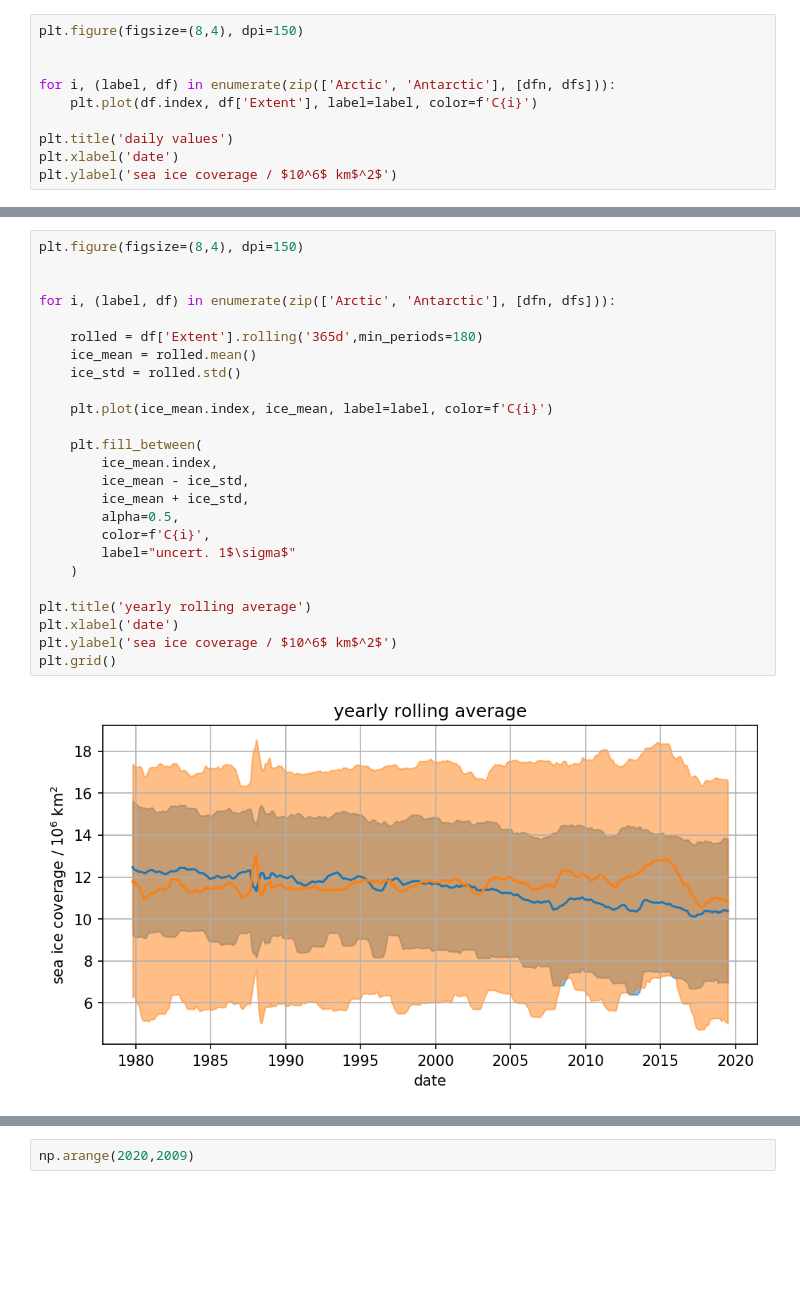
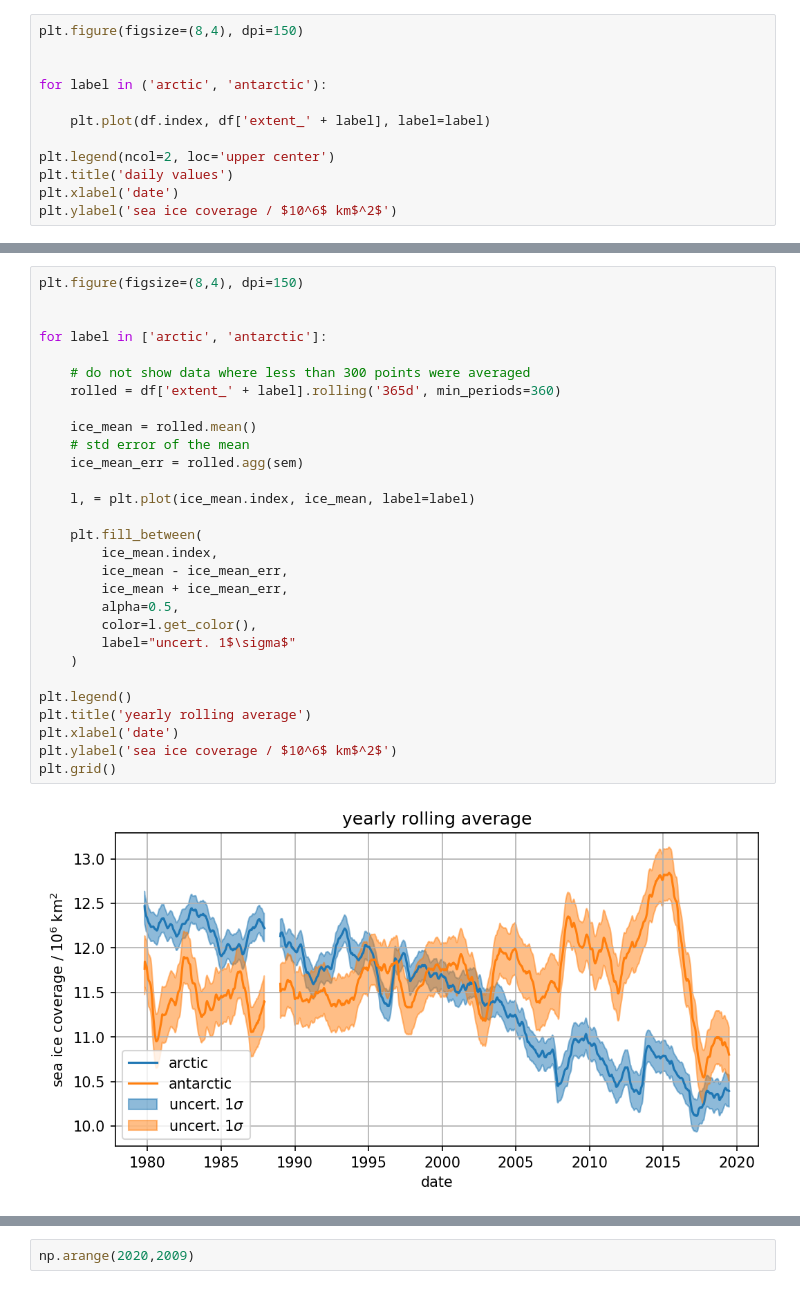
Before and after one commit to s4f-dortmund/open_data_notebooks, a Jupyter notebook: 2019-06-26_extent_analysis.ipynb, the cells around one changed output, grey strips where cells are left out. Drawn from its saved outputs; the diff is of its cells as text; blank space fills up the shorter version.

```diff
--- a/2019-06-26_extent_analysis.ipynb
+++ b/2019-06-26_extent_analysis.ipynb
@@ -56,9 +96,11 @@ dfn.head()
 plt.figure(figsize=(8,4), dpi=150)
 
 
-for i, (label, df) in enumerate(zip(['Arctic', 'Antarctic'], [dfn, dfs])):
-    plt.plot(df.index, df['Extent'], label=label, color=f'C{i}')
+for label in ('arctic', 'antarctic'):
 
+    plt.plot(df.index, df['extent_' + label], label=label)
+
+plt.legend(ncol=2, loc='upper center')
 plt.title('daily values')
 plt.xlabel('date')
 plt.ylabel('sea ice coverage / $10^6$ km$^2$')
@@ -68,30 +141,34 @@ Text(0, 0.5, 'sea ice coverage / $10^6$ km$^2$')
 # %%
 plt.figure(figsize=(8,4), dpi=150)
 
 
-for i, (label, df) in enumerate(zip(['Arctic', 'Antarctic'], [dfn, dfs])):
+for label in ['arctic', 'antarctic']:
 
-    rolled = df['Extent'].rolling('365d',min_periods=180)
+    # do not show data where less than 300 points were averaged
+    rolled = df['extent_' + label].rolling('365d', min_periods=360)
+
     ice_mean = rolled.mean()
-    ice_std = rolled.std()
+    # std error of the mean
+    ice_mean_err = rolled.agg(sem)
 
-    plt.plot(ice_mean.index, ice_mean, label=label, color=f'C{i}')
+    l, = plt.plot(ice_mean.index, ice_mean, label=label)
 
     plt.fill_between(
         ice_mean.index,
-        ice_mean - ice_std,
-        ice_mean + ice_std,
+        ice_mean - ice_mean_err,
+        ice_mean + ice_mean_err,
         alpha=0.5,
-        color=f'C{i}',
+        color=l.get_color(),
         label="uncert. 1$\sigma$"
     )
 
+plt.legend()
 plt.title('yearly rolling average')
 plt.xlabel('date')
 plt.ylabel('sea ice coverage / $10^6$ km$^2$')
 plt.grid()
 # %% [output]
-[figure, old version]
+[figure, new version]
 # %%
 plt.figure(figsize=(8,4), dpi=150)
 
```
Also changed, not shown: parts of 27 cells of this notebook, 1 other file.
